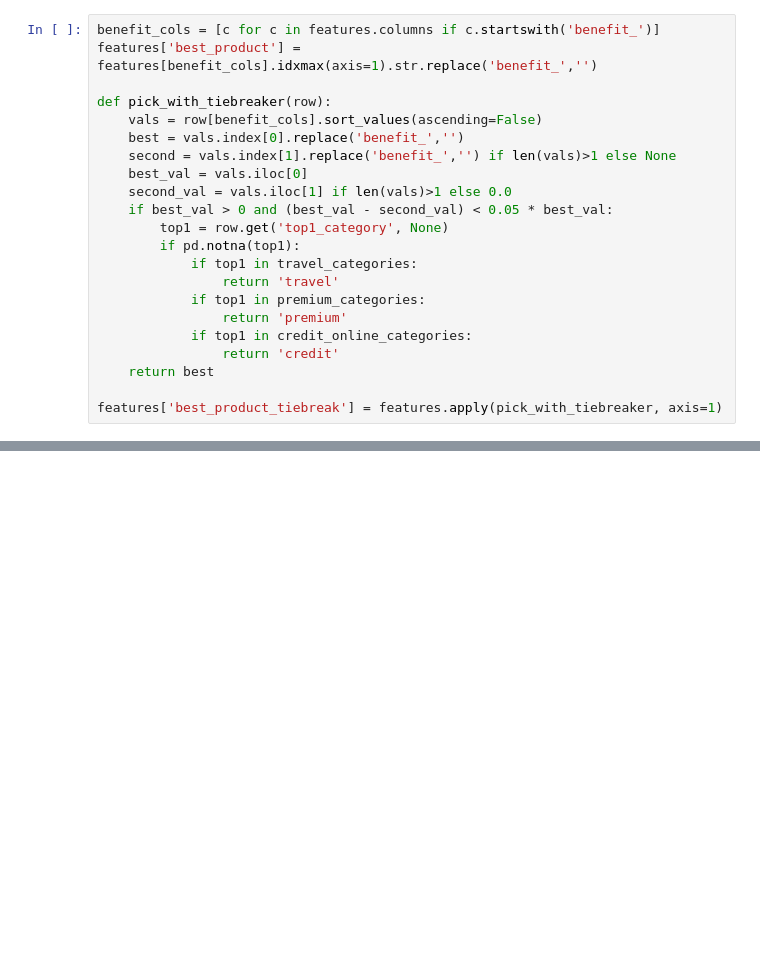
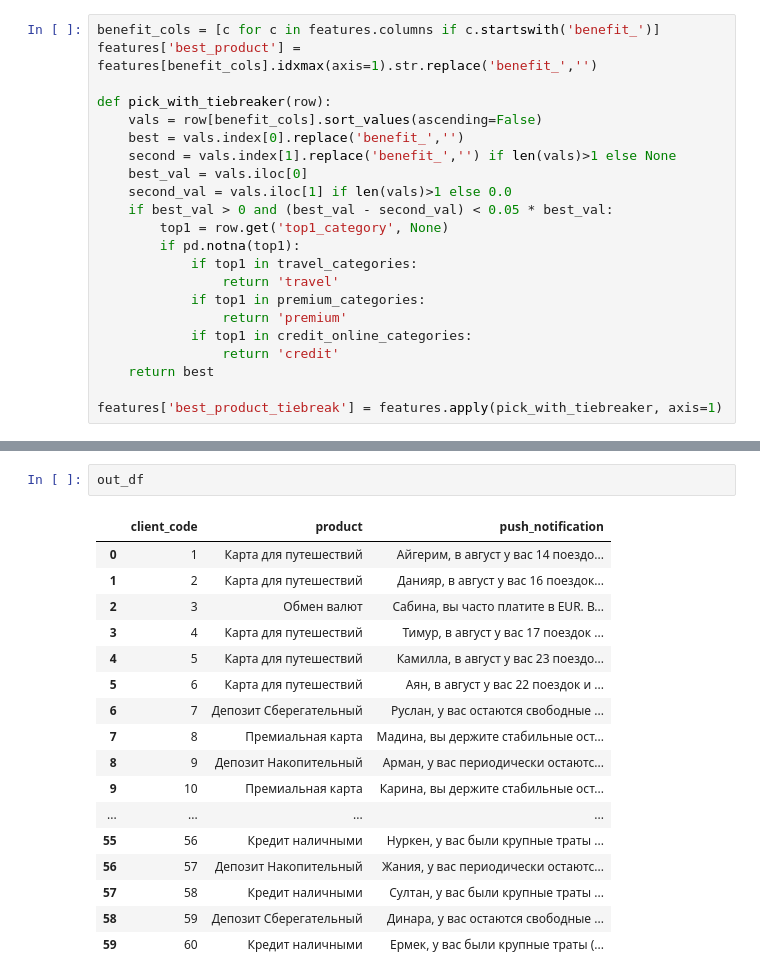
Before and after one commit to Alexloroo/Decentraphone, a Jupyter notebook: ai/Prototype_1.ipynb, the cells around one changed output, grey strips where cells are left out. Saved outputs shown, nothing was run; the diff lists cells and outputs as text; blank space fills up the shorter version.

```diff
--- a/ai/Prototype_1.ipynb
+++ b/ai/Prototype_1.ipynb
@@ -429,3 +525,23 @@ print(final_df.head())
 2            3      fx
 3            4  travel
 4            5  travel
+# %%
+out_df
+# %% [output]
+|  | client_code | product | push_notification |
+| 0 | 1 | Карта для путешествий | Айгерим, в август у вас 14 поездо... |
+| 1 | 2 | Карта для путешествий | Данияр, в август у вас 16 поездок... |
+| 2 | 3 | Обмен валют | Сабина, вы часто платите в EUR. В... |
+| 3 | 4 | Карта для путешествий | Тимур, в август у вас 17 поездок ... |
+| 4 | 5 | Карта для путешествий | Камилла, в август у вас 23 поездо... |
+| 5 | 6 | Карта для путешествий | Аян, в август у вас 22 поездок и ... |
+| 6 | 7 | Депозит Сберегательный | Руслан, у вас остаются свободные ... |
+| 7 | 8 | Премиальная карта | Мадина, вы держите стабильные ост... |
+| 8 | 9 | Депозит Накопительный | Арман, у вас периодически остаютс... |
+| 9 | 10 | Премиальная карта | Карина, вы держите стабильные ост... |
+| ... | ... | ... | ... |
+| 55 | 56 | Кредит наличными | Нуркен, у вас были крупные траты ... |
+| 56 | 57 | Депозит Накопительный | Жания, у вас периодически остаютс... |
+| 57 | 58 | Кредит наличными | Султан, у вас были крупные траты ... |
+| 58 | 59 | Депозит Сберегательный | Динара, у вас остаются свободные ... |
+| 59 | 60 | Кредит наличными | Ермек, у вас были крупные траты (... |
```
Also changed, not shown: parts of 7 cells of this notebook, 4 other files.
